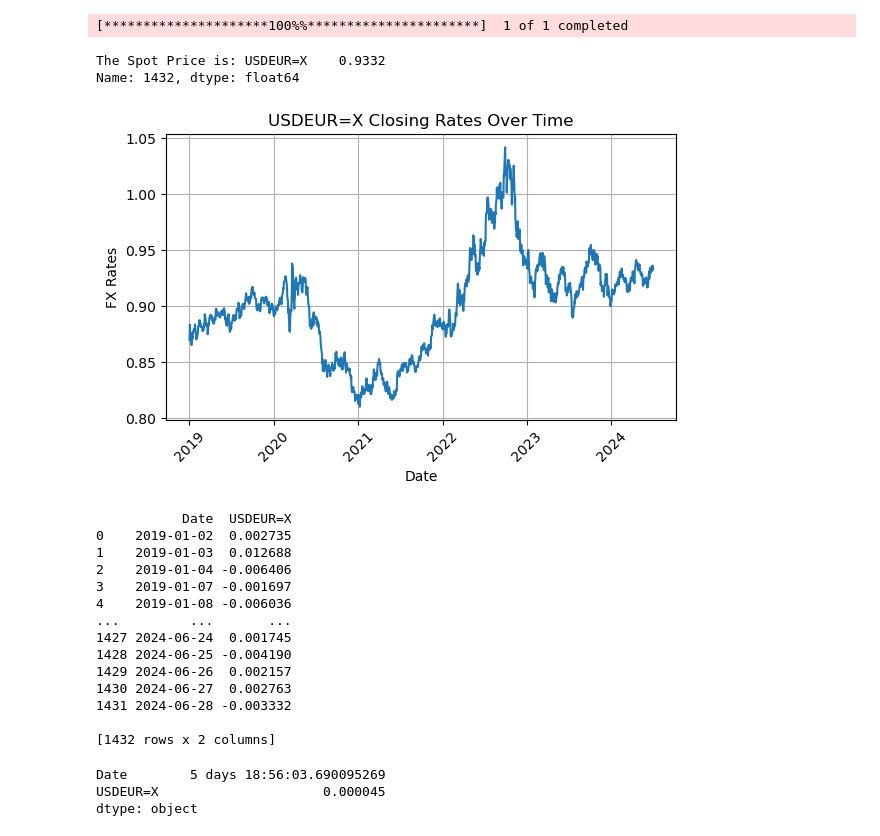
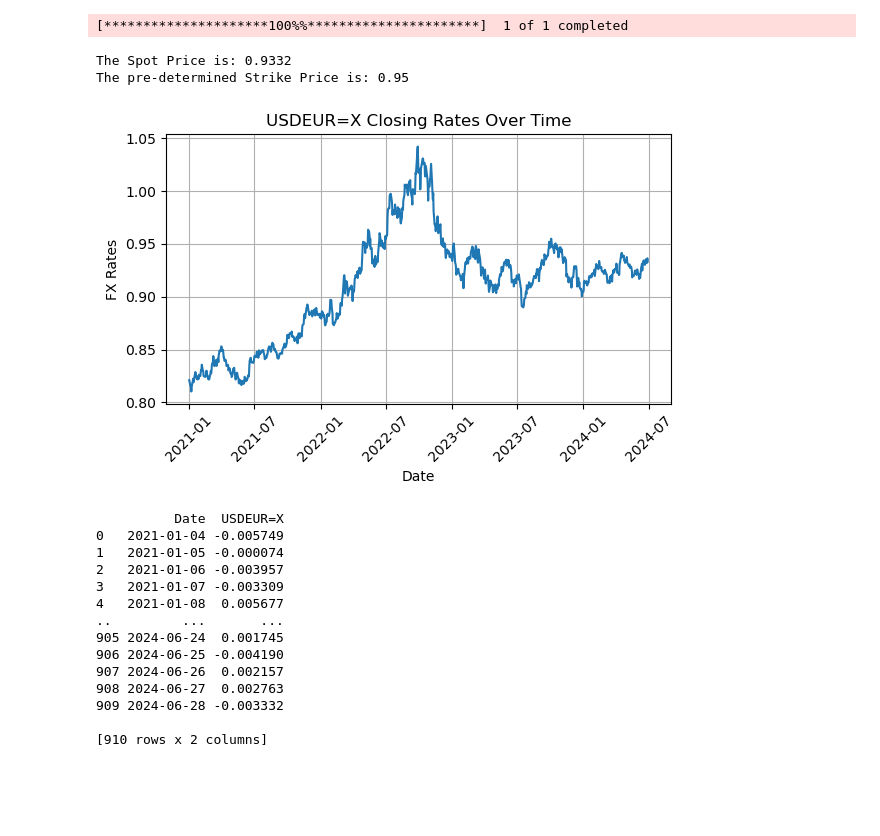
Before and after one commit to mburley127/FXHedging, a Jupyter notebook: FX_OptionsHedge/OptionsHedge.ipynb, the cells around one changed output. Saved outputs shown, nothing was run; the diff lists cells and outputs as text; code cells hidden in the pictures; blank space fills up the shorter version.

```diff
--- a/FX_OptionsHedge/OptionsHedge.ipynb
+++ b/FX_OptionsHedge/OptionsHedge.ipynb
@@ -11,52 +12,42 @@ all_forex_pairs = [
         'EURCAD=X', 'GBPAUD=X', 'GBPJPY=X', 'GBPCHF=X', 'AUDJPY=X', 'AUDCHF=X',
         'AUDNZD=X', 'NZDJPY=X', 'NZDCHF=X', 'CADJPY=X', 'CADCHF=X', 'CHFJPY=X'
     ]
-pair = ['USDEUR=X']
-start_date = '2019-01-01'
+pair = 'USDEUR=X'
+start_date = '2021-01-01'
 forex_data = import_fx_data(pair, start_date)
 # Get the Spot Price (Most recent FX rate value)
-S_0 = forex_data[pair].iloc[-1]
+S_0 = forex_data[pair].iloc[-1]  # Extract the last value from the column 'USDEUR=X'
 print('The Spot Price is:', round(S_0, 4))
+K = 0.9500
+print('The pre-determined Strike Price is:', K)
 # %% [output]
 [*********************100%%**********************]  1 of 1 completed
-The Spot Price is: USDEUR=X    0.9332
-Name: 1432, dtype: float64
+The Spot Price is: 0.9332
+The pre-determined Strike Price is: 0.95
 # %%
 ### Call Function to Plot FX Data
-plot_forex(forex_data, pair)
+plot_pair = ['USDEUR=X']
+plot_forex(forex_data, plot_pair)
 # %% [output]
-[figure, old version]
+[figure, new version]
 # %%
 ### Function Call to Compute Daily Returns
 daily_rets = daily_returns(forex_data)
 print(daily_rets)
 # %% [output]
-           Date  USDEUR=X
-0    2019-01-02  0.002735
-1    2019-01-03  0.012688
-2    2019-01-04 -0.006406
-3    2019-01-07 -0.001697
-4    2019-01-08 -0.006036
-...         ...       ...
-1427 2024-06-24  0.001745
-1428 2024-06-25 -0.004190
-1429 2024-06-26  0.002157
-1430 2024-06-27  0.002763
-1431 2024-06-28 -0.003332
+          Date  USDEUR=X
+0   2021-01-04 -0.005749
+1   2021-01-05 -0.000074
+2   2021-01-06 -0.003957
+3   2021-01-07 -0.003309
+4   2021-01-08  0.005677
+..         ...       ...
+905 2024-06-24  0.001745
+906 2024-06-25 -0.004190
+907 2024-06-26  0.002157
+908 2024-06-27  0.002763
+909 2024-06-28 -0.003332
 
-[1432 rows x 2 columns]
+[910 rows x 2 columns]
-# %%
-### Function to Compute Sigma
-def compute_sigma(returns):
-    # Compute the standard deviation of returns
-    sigma = np.std(returns) / 100
-    return sigma
-
-sigma = compute_sigma(daily_rets)
-print(sigma)
-# %% [output]
-Date        5 days 18:56:03.690095269
-USDEUR=X                     0.000045
-dtype: object
 # %%
 ### Function to Build Black Scholes (BSM) Model
```
Also changed, not shown: parts of 3 cells of this notebook.
